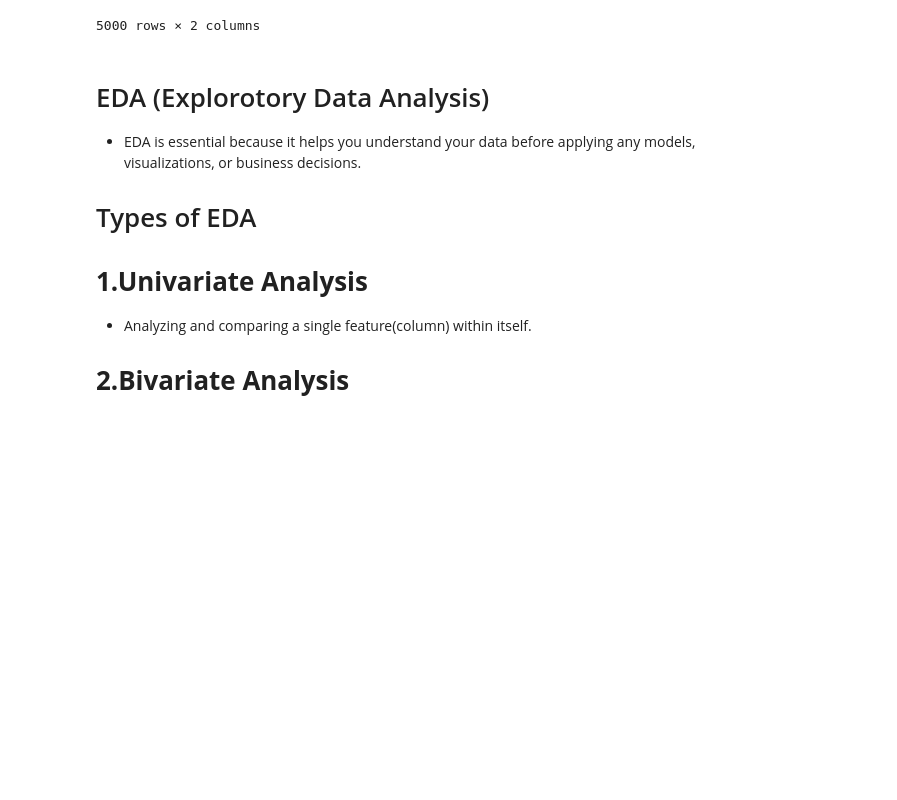
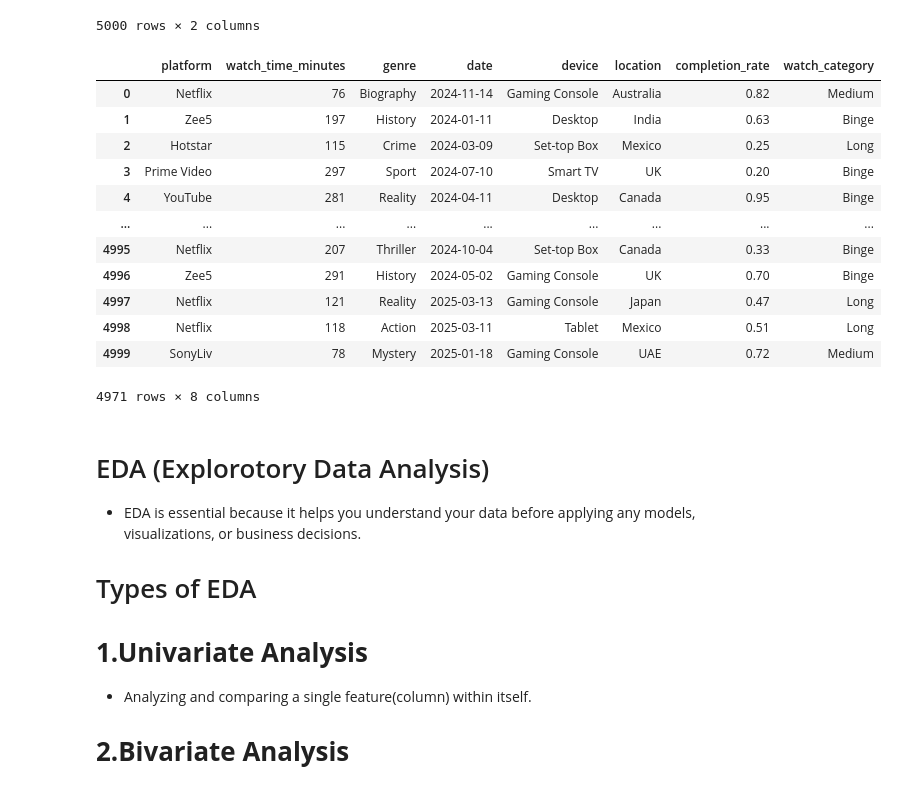
Before and after one commit to neha-13-7531/Streaming-watch-time-Dataset, a Jupyter notebook: Streaming Watchtime Dataset.ipynb, the cells around one changed output. Drawn from its saved outputs; the diff is of its cells as text; code cells hidden in the pictures; blank space fills up the shorter version.

```diff
--- a/Streaming Watchtime Dataset.ipynb
+++ b/Streaming Watchtime Dataset.ipynb
@@ -383,6 +438,24 @@ df.loc[:,["platform","completion_rate"]] # this is shows only Selected column  v
 | 4998 | Netflix | 0.51 |
 | 4999 | SonyLiv | 0.72 |
 5000 rows × 2 columns
+# %%
+# keep values greater than min watch time and less than max watch time.
+filtere_value=df[(df['watch_time_minutes'] > 5) & (df['watch_time_minutes'] < 299)] # max watch time is 299 and min watch time is 5
+filtere_value
+# %% [output]
+|  | platform | watch_time_minutes | genre | date | device | location | completion_rate | watch_category |
+| 0 | Netflix | 76 | Biography | 2024-11-14 | Gaming Console | Australia | 0.82 | Medium |
+| 1 | Zee5 | 197 | History | 2024-01-11 | Desktop | India | 0.63 | Binge |
+| 2 | Hotstar | 115 | Crime | 2024-03-09 | Set-top Box | Mexico | 0.25 | Long |
+| 3 | Prime Video | 297 | Sport | 2024-07-10 | Smart TV | UK | 0.20 | Binge |
+| 4 | YouTube | 281 | Reality | 2024-04-11 | Desktop | Canada | 0.95 | Binge |
+| ... | ... | ... | ... | ... | ... | ... | ... | ... |
+| 4995 | Netflix | 207 | Thriller | 2024-10-04 | Set-top Box | Canada | 0.33 | Binge |
+| 4996 | Zee5 | 291 | History | 2024-05-02 | Gaming Console | UK | 0.70 | Binge |
+| 4997 | Netflix | 121 | Reality | 2025-03-13 | Gaming Console | Japan | 0.47 | Long |
+| 4998 | Netflix | 118 | Action | 2025-03-11 | Tablet | Mexico | 0.51 | Long |
+| 4999 | SonyLiv | 78 | Mystery | 2025-01-18 | Gaming Console | UAE | 0.72 | Medium |
+4971 rows × 8 columns
 # %% [markdown]
 # EDA (Explorotory Data Analysis)
 - EDA is essential because it helps you understand your data before applying any models, visualizations, or business decisions.
```
Also changed, not shown: parts of 17 cells of this notebook.
